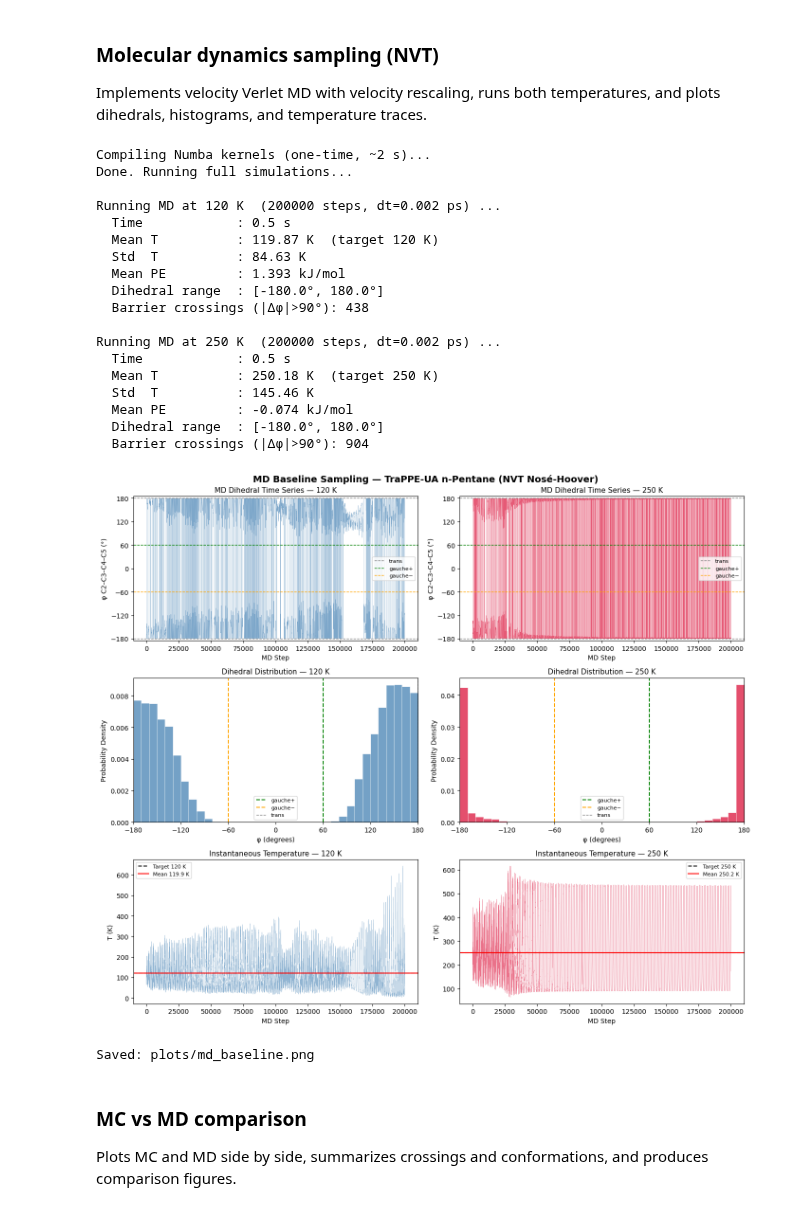
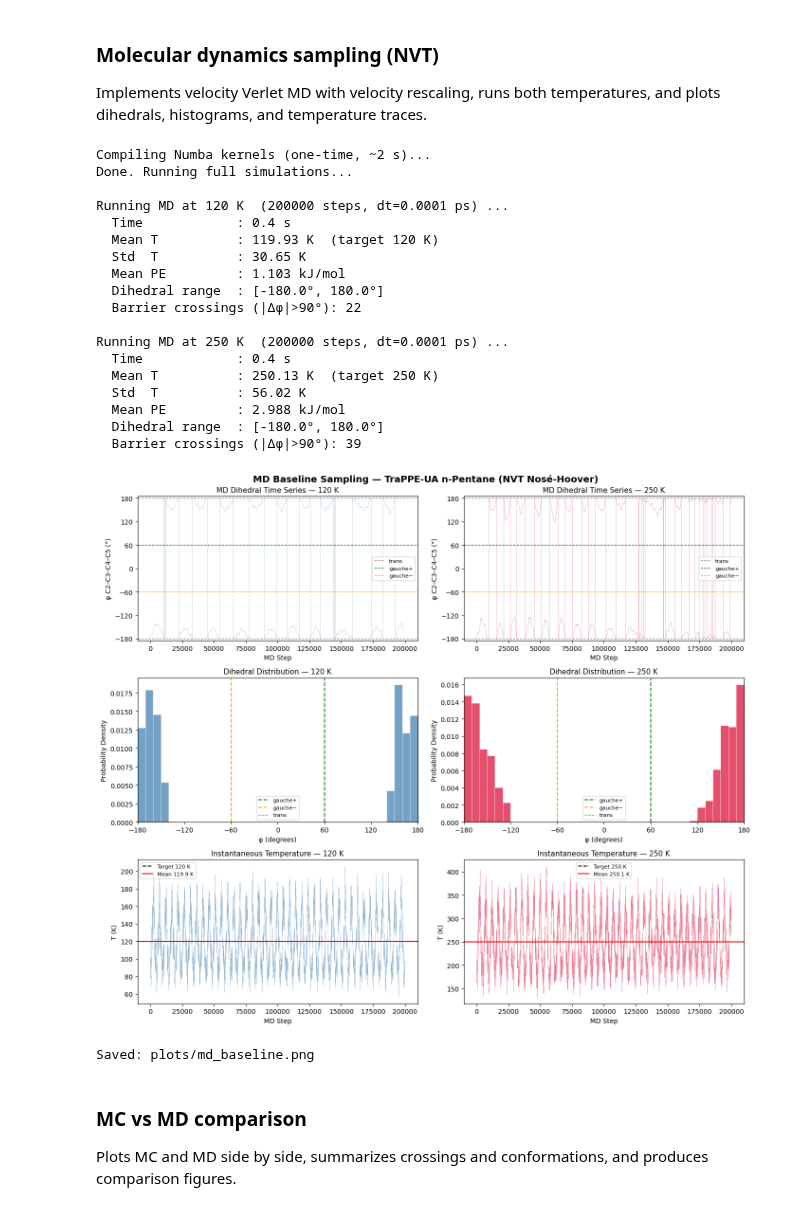
Before and after one commit to Abhi-1122/momos, a Jupyter notebook: project.ipynb, the cells around one changed output. Cells and saved outputs as stored; diff of their text form; code cells hidden in the pictures.

```diff
--- a/project.ipynb
+++ b/project.ipynb
@@ -804,7 +804,7 @@ from numba import njit
 UNIT_FACTOR = 100.0
 MASSES      = np.array([15.035, 14.027, 14.027, 14.027, 15.035])
 kB_kJ       = 8.314e-3   # kJ/(mol·K)
-tau_T       = 0.5        # ps
+tau_T       = 0.1        # ps
 
 # ── Pre-compute constants once (pass into JIT functions) ──────────────────────
 _LJ_EPS  = np.array([0.8134, 0.3824])  # kJ/mol — CH3-CH3, CH3-CH2 mix, CH2-CH2
@@ -831,6 +831,7 @@ _k_bond  = 452900.0 * kB_kJ   # kJ/mol/Å²
 _r0      = 1.54                 # Å
 _k_angle = 62500.0  * kB_kJ   # kJ/mol/rad²
 _theta0  = np.deg2rad(114.0)
+TIME_STEP = 0.0001
 
 
 @njit(cache=True)
@@ -1026,7 +1027,7 @@ def _md_loop(pos, vel, masses, eps_pair, sig_pair, lj_pairs,
     return dihedrals, energies, temps
 
 
-def run_MD(positions, T, n_steps=200000, dt=0.002, seed=42):
+def run_MD(positions, T, n_steps=200000, dt=TIME_STEP, seed=42):
     pos = positions.copy().astype(np.float64)
     rng   = np.random.default_rng(seed)
     sigma = np.sqrt(kB_kJ * T * UNIT_FACTOR / MASSES)
@@ -1064,9 +1065,9 @@ def run_MD_both_temps(n_steps=200000):
     for T in [120, 250]:
         import time
         t0 = time.time()
-        print(f"Running MD at {T} K  ({n_steps} steps, dt=0.002 ps) ...")
+        print(f"Running MD at {T} K  ({n_steps} steps, dt={TIME_STEP} ps) ...")
         dihedrals, energies, temps = run_MD(pos0.copy(), T=T,
-                                             n_steps=n_steps, dt=0.002, seed=42)
+                                             n_steps=n_steps, dt=TIME_STEP, seed=42)
         elapsed = time.time() - t0
         md_results[T] = {'dihedrals': dihedrals,
                          'energies':  energies,
@@ -1124,46 +1125,46 @@ for col, T in enumerate([120, 250]):
     ax.set_title(f"Dihedral Distribution — {T} K", fontsize=11)
     ax.set_xlabel("φ (degrees)")
     ax.set_ylabel("Probability Density")
     ax.set_xlim(-180, 180)
     ax.set_xticks(np.arange(-180, 181, 60))
     ax.legend(fontsize=8)
 
     # ── Row 2: Instantaneous temperature ────────────────────────────────────
     ax = axes[2, col]
     ax.plot(steps, t, lw=0.3, alpha=0.6, color=COLORS[T])
     ax.axhline(T,            color='black', ls='--', lw=1.5,
                label=f'Target {T} K')
     ax.axhline(np.mean(t),   color='red',   ls='-',  lw=1.5,
                label=f'Mean {np.mean(t):.1f} K')
     ax.set_title(f"Instantaneous Temperature — {T} K", fontsize=11)
     ax.set_xlabel("MD Step")
     ax.set_ylabel("T (K)")
     ax.legend(fontsize=8)
 
 plt.tight_layout()
 plt.savefig("plots/md_baseline.png", dpi=150, bbox_inches='tight')
 plt.show()
 print("Saved: plots/md_baseline.png")
 # %% [output]
 Compiling Numba kernels (one-time, ~2 s)...
 Done. Running full simulations...
 
-Running MD at 120 K  (200000 steps, dt=0.002 ps) ...
-  Time            : 0.5 s
-  Mean T          : 119.87 K  (target 120 K)
-  Std  T          : 84.63 K
-  Mean PE         : 1.393 kJ/mol
+Running MD at 120 K  (200000 steps, dt=0.0001 ps) ...
+  Time            : 0.4 s
+  Mean T          : 119.93 K  (target 120 K)
+  Std  T          : 30.65 K
+  Mean PE         : 1.103 kJ/mol
   Dihedral range  : [-180.0°, 180.0°]
-  Barrier crossings (|Δφ|>90°): 438
+  Barrier crossings (|Δφ|>90°): 22
 
-Running MD at 250 K  (200000 steps, dt=0.002 ps) ...
-  Time            : 0.5 s
-  Mean T          : 250.18 K  (target 250 K)
-  Std  T          : 145.46 K
-  Mean PE         : -0.074 kJ/mol
+Running MD at 250 K  (200000 steps, dt=0.0001 ps) ...
+  Time            : 0.4 s
+  Mean T          : 250.13 K  (target 250 K)
+  Std  T          : 56.02 K
+  Mean PE         : 2.988 kJ/mol
   Dihedral range  : [-180.0°, 180.0°]
-  Barrier crossings (|Δφ|>90°): 904
+  Barrier crossings (|Δφ|>90°): 39
-[figure, old version]
+[figure, new version]
 Saved: plots/md_baseline.png
 # %% [markdown]
 ### MC vs MD comparison
```
Also changed, not shown: parts of 5 cells of this notebook, 34 other files.
